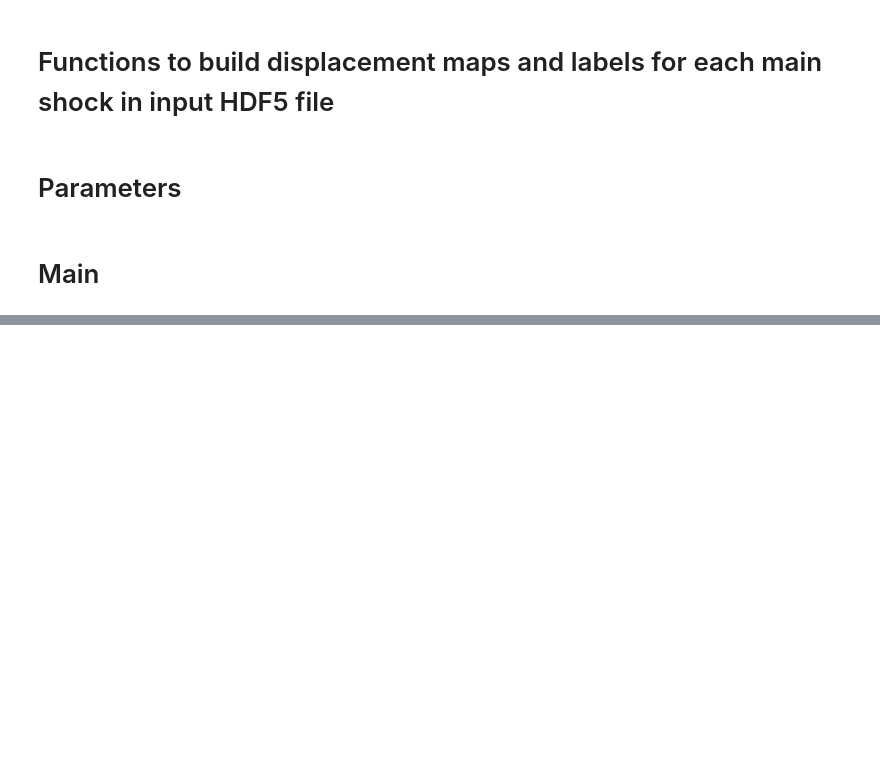
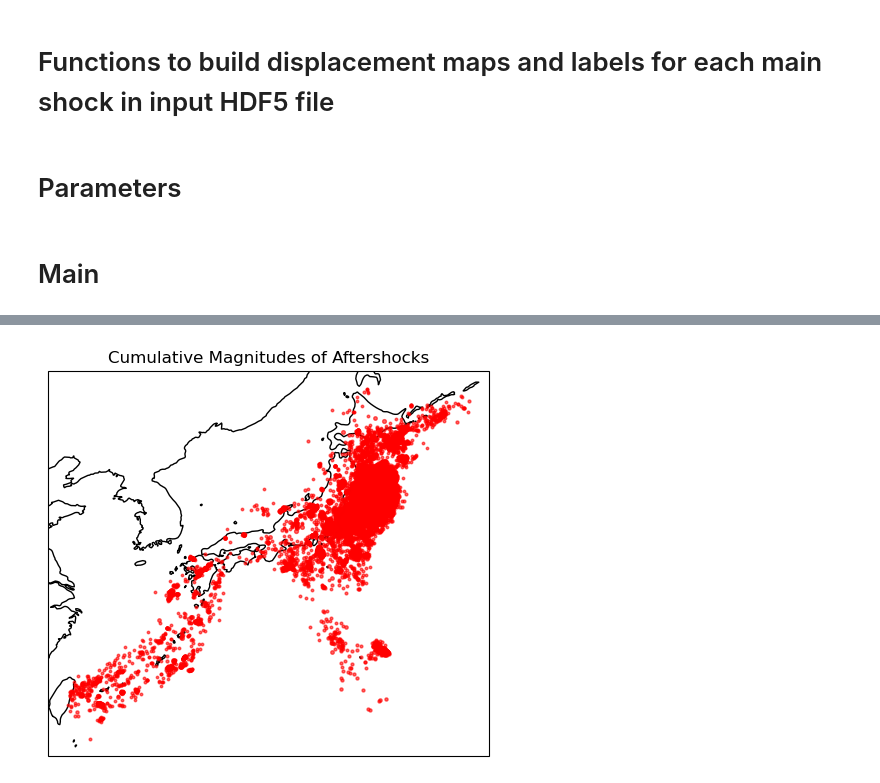
Before and after one commit to karimrochd/Earthquakes, a Jupyter notebook: New_code/Code to clean/input_data_interactive.ipynb, the cells around one changed output, grey strips where cells are left out. Saved outputs shown, nothing was run; the diff lists cells and outputs as text; code cells hidden in the pictures; blank space fills up the shorter version.

Commit message:
Plots

```diff
--- a/New_code/Code to clean/input_data_interactive.ipynb
+++ b/New_code/Code to clean/input_data_interactive.ipynb
@@ -234,3 +236,66 @@ if __name__ == '__main__':
     print('Number of sequences processed:', n_seq_init)
     print('Number of sequences discarded:', n_seq_discarded)
     print('Number of sequences kept:', n_seq_init - n_seq_discarded)
+# %%
+# Global storage for all aftershocks
+global_aftershocks = []
+folder_path = "Data/Plots"
+
+# Create the folder
+os.makedirs(folder_path, exist_ok=True)
+def process_main_shock_data(hdf5_file_path, output_path):
+    global main_shock_locations, main_shock_magnitudes, global_aftershocks
+    with h5py.File(hdf5_file_path, 'r') as file:
+        for id_seq in file.keys():
+            main_shock_group = file[id_seq]
+            aftershocks_locations = main_shock_group['aftershocks_locations'][()]
+            aftershocks_magnitudes = main_shock_group['aftershocks_magnitudes'][()]
+
+            # Append each aftershock's location and magnitude to the global list
+            for location, magnitude in zip(aftershocks_locations, aftershocks_magnitudes):
+                global_aftershocks.append((location, magnitude))
+
+from collections import defaultdict
+import numpy as np
+import pandas as pd
+
+def aggregate_aftershocks(grid_size_km):
+    # Aggregate magnitudes by location
+    location_magnitude_map = defaultdict(float)
+    earth_radius_km = 6371  # Approximate radius of Earth in kilometers
+
+    for (lat, lon), mag in global_aftershocks:
+        # Convert lat, lon to a grid cell
+        grid_lat = int(lat / grid_size_km * (180 / np.pi * earth_radius_km))
+        grid_lon = int(lon / grid_size_km * (180 / np.pi * earth_radius_km))
+        location_magnitude_map[(grid_lat, grid_lon)] += mag
+
+    return location_magnitude_map
+import matplotlib.pyplot as plt
+import cartopy.crs as ccrs
+
+def plot_aftershocks(location_magnitude_map):
+    earth_radius_km = 6371
+    plt.figure(figsize=(10, 5))
+    ax = plt.axes(projection=ccrs.PlateCarree())
+
+
+    # Plot each aftershock
+    for (grid_lat, grid_lon), magnitude in location_magnitude_map.items():
+        # Convert grid cell back to lat, lon
+        lat = grid_lat * grid_size_km / (180 / np.pi * earth_radius_km)
+        lon = grid_lon * grid_size_km / (180 / np.pi * earth_radius_km)
+        ax.plot(lon, lat, 'ro', markersize=magnitude ** 0.5, alpha=0.6)
+
+    ax.coastlines()
+
+    plt.title('Cumulative Magnitudes of Aftershocks')
+    picture_name = "Data/Plots/Aftershocks.png"
+    plt.savefig(picture_name)
+    plt.show()
+
+process_main_shock_data(hdf5_in_put_file_path, hdf5_out_put_file_path)
+location_magnitude_map = aggregate_aftershocks(grid_size_km)
+plot_aftershocks(location_magnitude_map)
+# %% [output]
+[figure, added]
```
Also changed, not shown: parts of 3 cells of this notebook.
